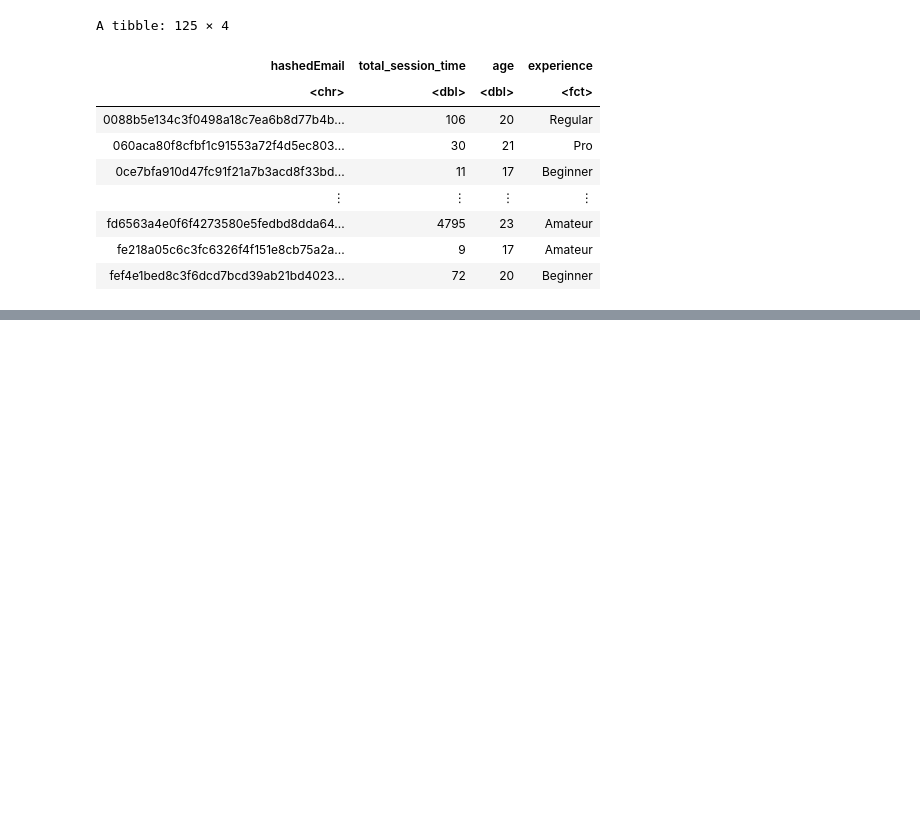
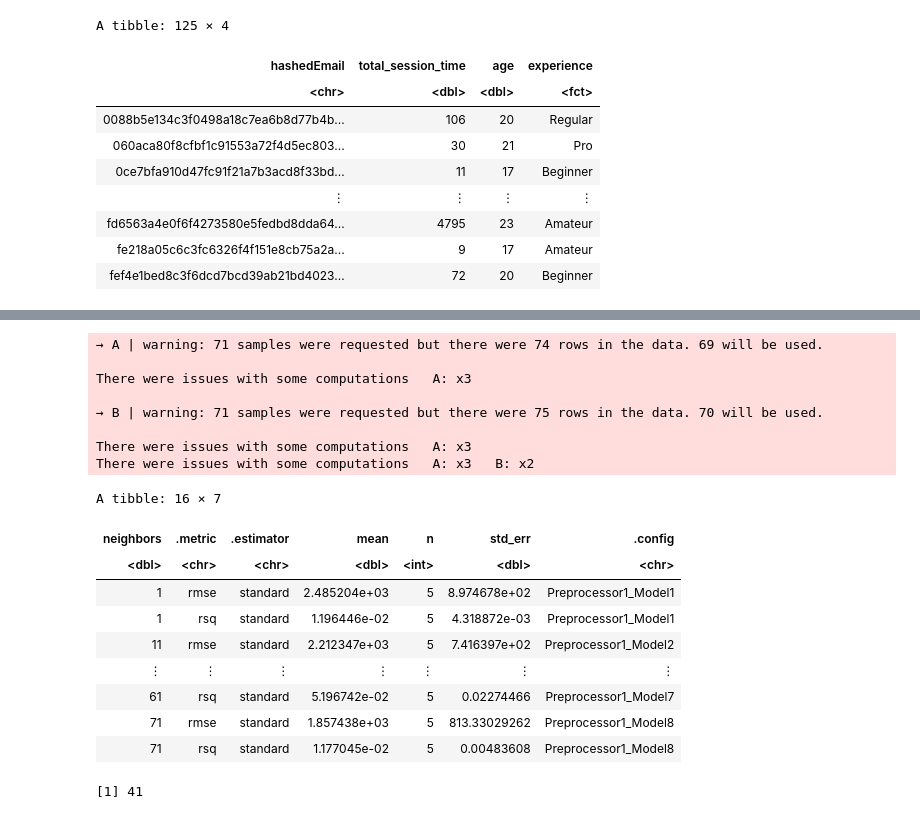
Before and after one commit to declanb7/dsci-group-project, a Jupyter notebook: group_project.ipynb, the cells around one changed output, grey strips where cells are left out. Saved outputs shown, nothing was run; the diff lists cells and outputs as text; code cells hidden in the pictures; blank space fills up the shorter version.

```diff
--- a/group_project.ipynb
+++ b/group_project.ipynb
@@ -275,0 +295,9 @@ Warning message:
+# %%
+session_summary_new <- thejoined_data |>
+  group_by(hashedEmail) |>
+  summarize(total_session_time = sum(session_duration, na.rm = TRUE), age = first(age),
+            experience = first(experience))
+
+no_outlier_session <- session_summary_new |>
+  mutate(total_session_time = if_else(total_session_time == 4795, NA_real_, total_session_time))
+no_outlier_session
@@ -275,0 +315,15 @@ Warning message:
+# %%
+session_split1 <- initial_split(no_outlier_session, prop = 0.75, strata = total_session_time)
+session_training1 <- training(session_split1)
+session_testing1 <- testing(session_split1)
+# %%
+session_spec2 <- nearest_neighbor(weight_func = "rectangular", neighbors = tune()) |>
+       set_engine("kknn") |>
+       set_mode("regression")
+
+session_recipe2 <- recipe(total_session_time ~ age + experience, data = session_training1) |>
+  step_impute_median(all_numeric_predictors()) |>
+  step_impute_mode(all_nominal_predictors()) |>
+  step_dummy(all_nominal_predictors()) |>
+  step_scale(all_numeric_predictors()) |>
+  step_center(all_numeric_predictors())
@@ -275,0 +353,40 @@ Warning message:
+# %%
+set.seed(123)
+session_vfold <- vfold_cv(session_training1, v = 5)
+gridvals <- tibble(neighbors = seq(from = 1, to = 73, by = 10))
+
+
+session_results2 <- session_workflow2 |>
+  tune_grid(resamples = session_vfold, grid = gridvals) |>
+  collect_metrics()
+
+session_results2
+# %% [output]
+→ A | warning: 71 samples were requested but there were 74 rows in the data. 69 will be used.
+
+There were issues with some computations   A: x3
+
+→ B | warning: 71 samples were requested but there were 75 rows in the data. 70 will be used.
+
+There were issues with some computations   A: x3
+There were issues with some computations   A: x3   B: x2
+A tibble: 16 × 7
+| neighbors | .metric | .estimator | mean | n | std_err | .config |
+| <dbl> | <chr> | <chr> | <dbl> | <int> | <dbl> | <chr> |
+| 1 | rmse | standard | 2.485204e+03 | 5 | 8.974678e+02 | Preprocessor1_Model1 |
+| 1 | rsq | standard | 1.196446e-02 | 5 | 4.318872e-03 | Preprocessor1_Model1 |
+| 11 | rmse | standard | 2.212347e+03 | 5 | 7.416397e+02 | Preprocessor1_Model2 |
+| ⋮ | ⋮ | ⋮ | ⋮ | ⋮ | ⋮ | ⋮ |
+| 61 | rsq | standard | 5.196742e-02 | 5 | 0.02274466 | Preprocessor1_Model7 |
+| 71 | rmse | standard | 1.857438e+03 | 5 | 813.33029262 | Preprocessor1_Model8 |
+| 71 | rsq | standard | 1.177045e-02 | 5 | 0.00483608 | Preprocessor1_Model8 |
+# %%
+best_neighbors1 <- session_results2 |>
+  filter(.metric == "rmse") |>
+  arrange(mean) |>
+  slice(1) |>
+  pull(neighbors)
+
+best_neighbors1
+# %% [output]
+[1] 41
```
Also changed, not shown: parts of 21 cells of this notebook.
